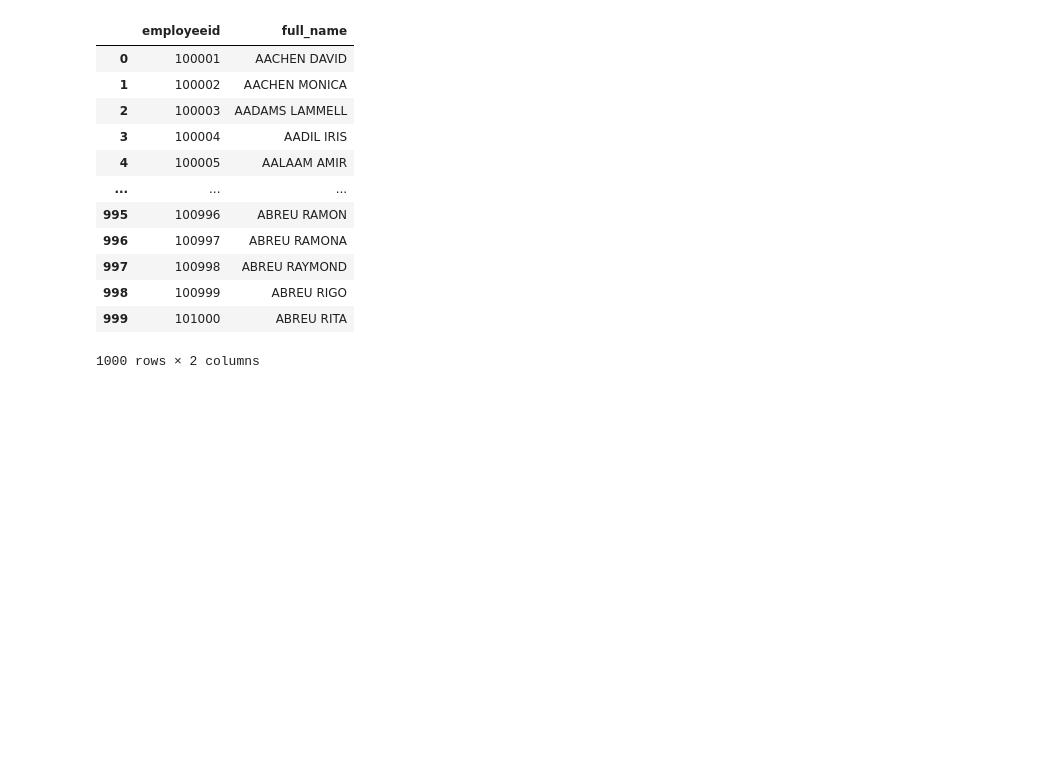
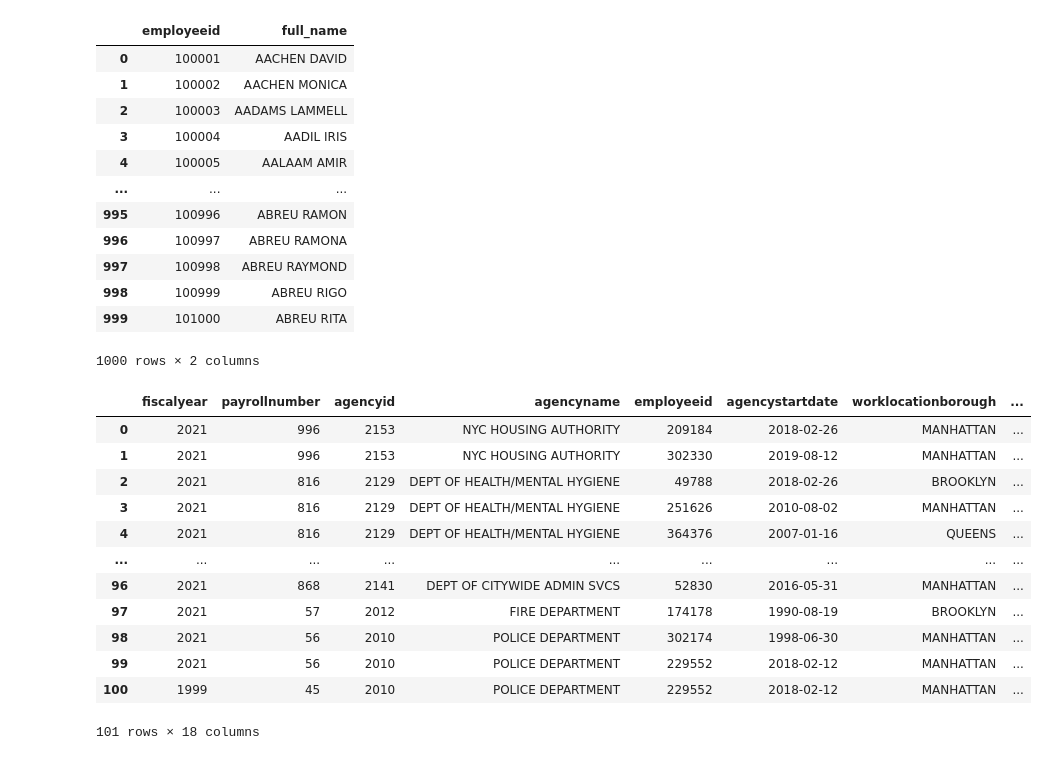
Before and after one commit to IONUOHA/Capstone-Project, a Jupyter notebook: capstone_project.ipynb, the cells around one changed output. Saved outputs shown, nothing was run; the diff lists cells and outputs as text; code cells hidden in the pictures; blank space fills up the shorter version.

```diff
--- a/capstone_project.ipynb
+++ b/capstone_project.ipynb
@@ -589,3 +605,19 @@ df_emp
 | 998 | 100999 | ABREU RIGO |
 | 999 | 101000 | ABREU RITA |
 1000 rows × 2 columns
+# %%
+df_2021a
+# %% [output]
+|  | fiscalyear | payrollnumber | agencyid | agencyname | employeeid | agencystartdate | worklocationborough | ... |
+| 0 | 2021 | 996 | 2153 | NYC HOUSING AUTHORITY | 209184 | 2018-02-26 | MANHATTAN | ... |
+| 1 | 2021 | 996 | 2153 | NYC HOUSING AUTHORITY | 302330 | 2019-08-12 | MANHATTAN | ... |
+| 2 | 2021 | 816 | 2129 | DEPT OF HEALTH/MENTAL HYGIENE | 49788 | 2018-02-26 | BROOKLYN | ... |
+| 3 | 2021 | 816 | 2129 | DEPT OF HEALTH/MENTAL HYGIENE | 251626 | 2010-08-02 | MANHATTAN | ... |
+| 4 | 2021 | 816 | 2129 | DEPT OF HEALTH/MENTAL HYGIENE | 364376 | 2007-01-16 | QUEENS | ... |
+| ... | ... | ... | ... | ... | ... | ... | ... | ... |
+| 96 | 2021 | 868 | 2141 | DEPT OF CITYWIDE ADMIN SVCS | 52830 | 2016-05-31 | MANHATTAN | ... |
+| 97 | 2021 | 57 | 2012 | FIRE DEPARTMENT | 174178 | 1990-08-19 | BROOKLYN | ... |
+| 98 | 2021 | 56 | 2010 | POLICE DEPARTMENT | 302174 | 1998-06-30 | MANHATTAN | ... |
+| 99 | 2021 | 56 | 2010 | POLICE DEPARTMENT | 229552 | 2018-02-12 | MANHATTAN | ... |
+| 100 | 1999 | 45 | 2010 | POLICE DEPARTMENT | 229552 | 2018-02-12 | MANHATTAN | ... |
+101 rows × 18 columns
```
Also changed, not shown: parts of 24 cells of this notebook, 1 other file.
